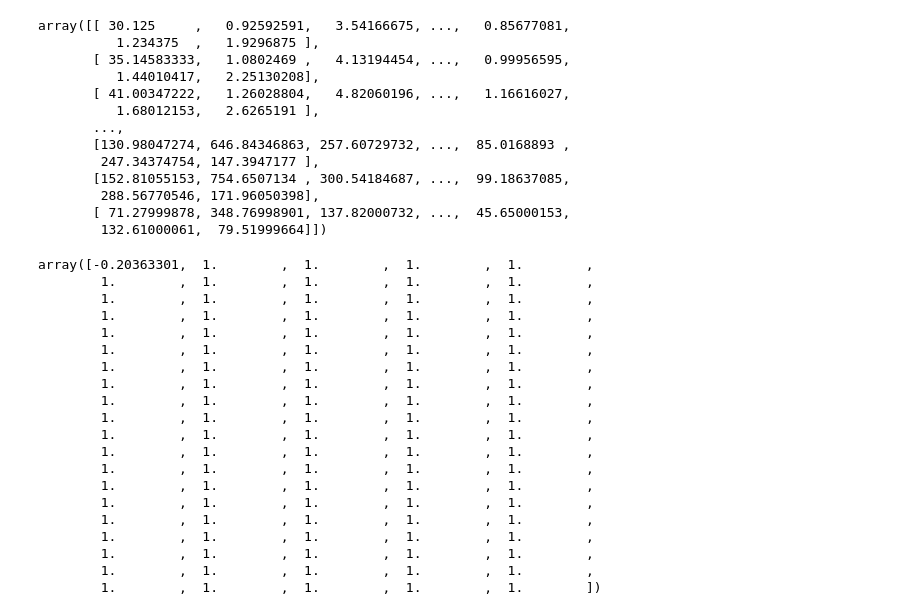
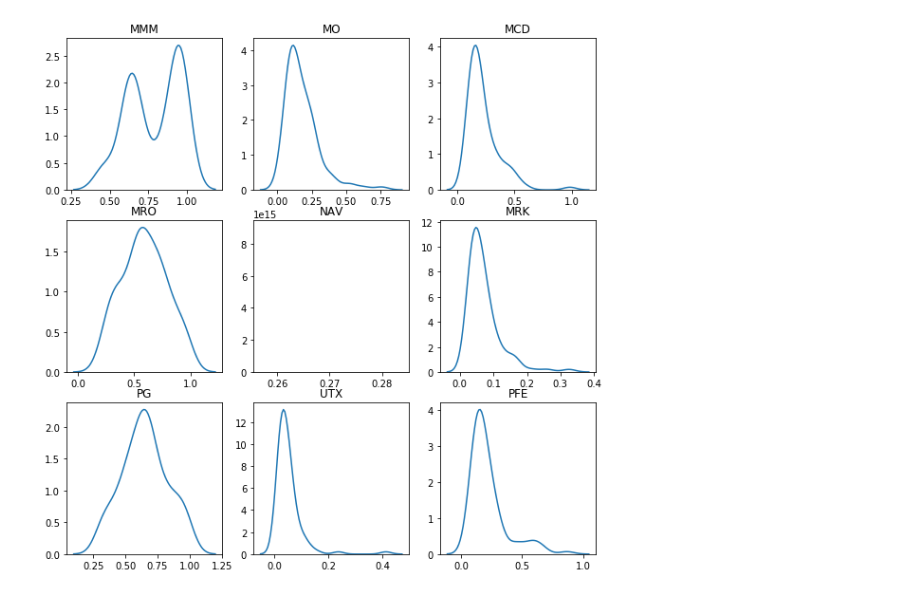
Before and after one commit to clementcome/BayesianSDE, a Jupyter notebook: main.ipynb, the cells around one changed output. Drawn from its saved outputs; the diff is of its cells as text; code cells hidden in the pictures.

```diff
--- a/main.ipynb
+++ b/main.ipynb
@@ -5,7 +7,7 @@ from inference.prepare import StockData
 
 stockData = StockData()
 # %%
-array, tickers, dates = stockData.get_N_stocks(10)
+array, tickers, dates = stockData.get_N_stocks(30)
 print("Shape of the output array is: {}".format(array.shape))
 print("Number of stocks observed is: {}".format(len(tickers)))
 print("Number of observations is: {}".format(len(dates)))
@@ -116,39 +108,7 @@ mu = np.array(sampler.mu)
-# %%
-sampler.etas[1]
-# %% [output]
-array([[ 30.125     ,   0.92592591,   3.54166675, ...,   0.85677081,
-          1.234375  ,   1.9296875 ],
-       [ 35.14583333,   1.0802469 ,   4.13194454, ...,   0.99956595,
-          1.44010417,   2.25130208],
-       [ 41.00347222,   1.26028804,   4.82060196, ...,   1.16616027,
-          1.68012153,   2.6265191 ],
-       ...,
-       [130.98047274, 646.84346863, 257.60729732, ...,  85.0168893 ,
-        247.34374754, 147.3947177 ],
-       [152.81055153, 754.6507134 , 300.54184687, ...,  99.18637085,
-        288.56770546, 171.96050398],
-       [ 71.27999878, 348.76998901, 137.82000732, ...,  45.65000153,
-        132.61000061,  79.51999664]])
-# %%
-sampler.theta
-# %% [output]
-array([-0.20363301,  1.        ,  1.        ,  1.        ,  1.        ,
-        1.        ,  1.        ,  1.        ,  1.        ,  1.        ,
-        1.        ,  1.        ,  1.        ,  1.        ,  1.        ,
-        1.        ,  1.        ,  1.        ,  1.        ,  1.        ,
-        1.        ,  1.        ,  1.        ,  1.        ,  1.        ,
-        1.        ,  1.        ,  1.        ,  1.        ,  1.        ,
-        1.        ,  1.        ,  1.        ,  1.        ,  1.        ,
-        1.        ,  1.        ,  1.        ,  1.        ,  1.        ,
-        1.        ,  1.        ,  1.        ,  1.        ,  1.        ,
-        1.        ,  1.        ,  1.        ,  1.        ,  1.        ,
-        1.        ,  1.        ,  1.        ,  1.        ,  1.        ,
-        1.        ,  1.        ,  1.        ,  1.        ,  1.        ,
-        1.        ,  1.        ,  1.        ,  1.        ,  1.        ,
-        1.        ,  1.        ,  1.        ,  1.        ,  1.        ,
-        1.        ,  1.        ,  1.        ,  1.        ,  1.        ,
-        1.        ,  1.        ,  1.        ,  1.        ,  1.        ,
-        1.        ,  1.        ,  1.        ,  1.        ,  1.        ,
-        1.        ,  1.        ,  1.        ,  1.        ,  1.        ,
-        1.        ,  1.        ,  1.        ,  1.        ,  1.        ,
-        1.        ,  1.        ,  1.        ,  1.        ,  1.        ])
+# %%
+fig, axes = plt.subplots(3, 3, figsize=(10,10))
+N0 = 20
+for i in range(N0, N0+9):
+    sns.kdeplot(sampler.b2[:,i], ax=axes[(i-N0)//3, i%3]).set_title(sampler.tickers[i])
+# %% [output]
+[figure, added]
```
Also changed, not shown: parts of 22 cells of this notebook, 3 other files.
